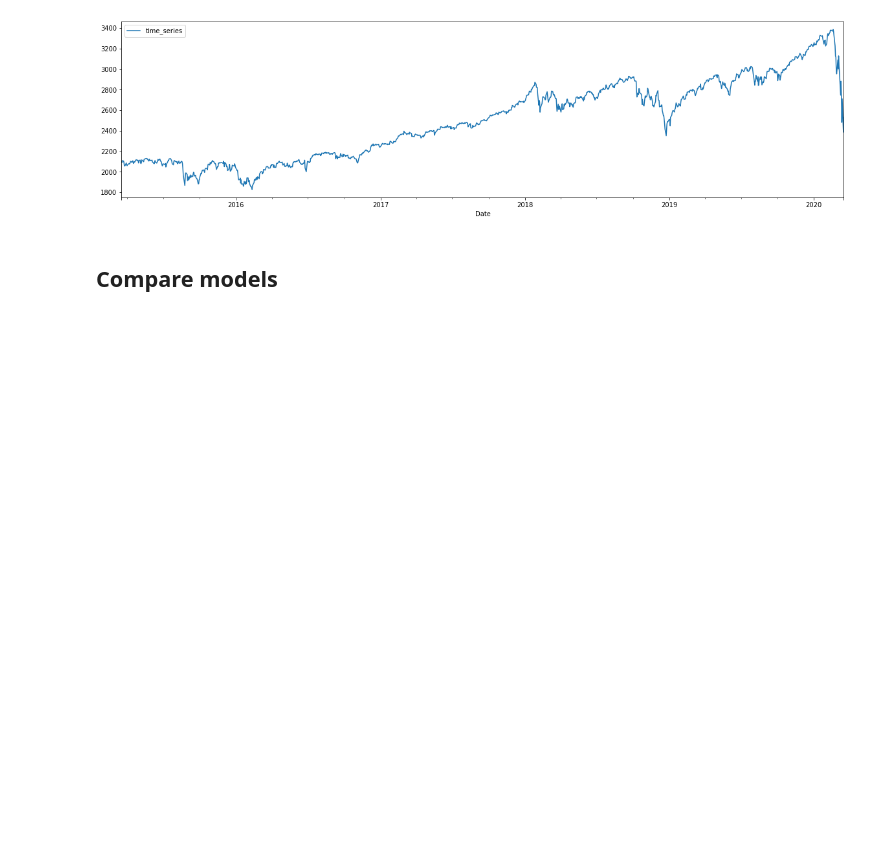
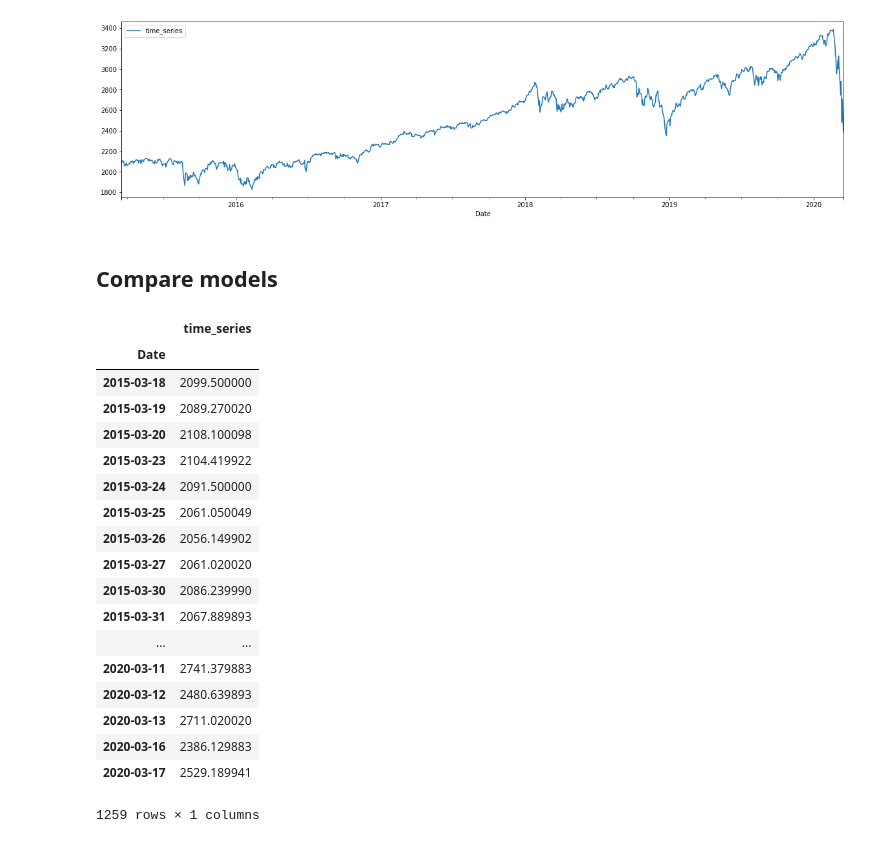
Before and after one commit to giotto-ai/giotto-time, a Jupyter notebook: examples/CV-drafts.ipynb, the cells around one changed output. Cells and saved outputs as stored; diff of their text form; code cells hidden in the pictures; blank space fills up the shorter version.

```diff
--- a/examples/CV-drafts.ipynb
+++ b/examples/CV-drafts.ipynb
@@ -43,3 +45,25 @@ plt.show()
 [figure]
 # %% [markdown]
 ## Compare models
+# %%
+period_index_time_series
+# %% [output]
+|  | time_series |
+| Date |  |
+| 2015-03-18 | 2099.500000 |
+| 2015-03-19 | 2089.270020 |
+| 2015-03-20 | 2108.100098 |
+| 2015-03-23 | 2104.419922 |
+| 2015-03-24 | 2091.500000 |
+| 2015-03-25 | 2061.050049 |
+| 2015-03-26 | 2056.149902 |
+| 2015-03-27 | 2061.020020 |
+| 2015-03-30 | 2086.239990 |
+| 2015-03-31 | 2067.889893 |
+| ... | ... |
+| 2020-03-11 | 2741.379883 |
+| 2020-03-12 | 2480.639893 |
+| 2020-03-13 | 2711.020020 |
+| 2020-03-16 | 2386.129883 |
+| 2020-03-17 | 2529.189941 |
+1259 rows × 1 columns
```
Also changed, not shown: parts of 9 cells of this notebook, 2 other files.
